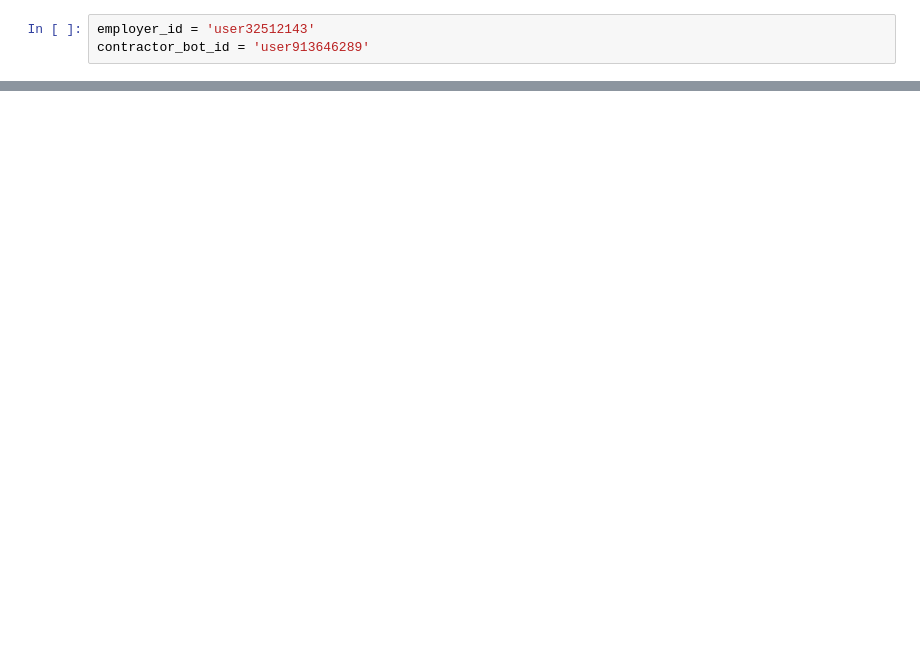
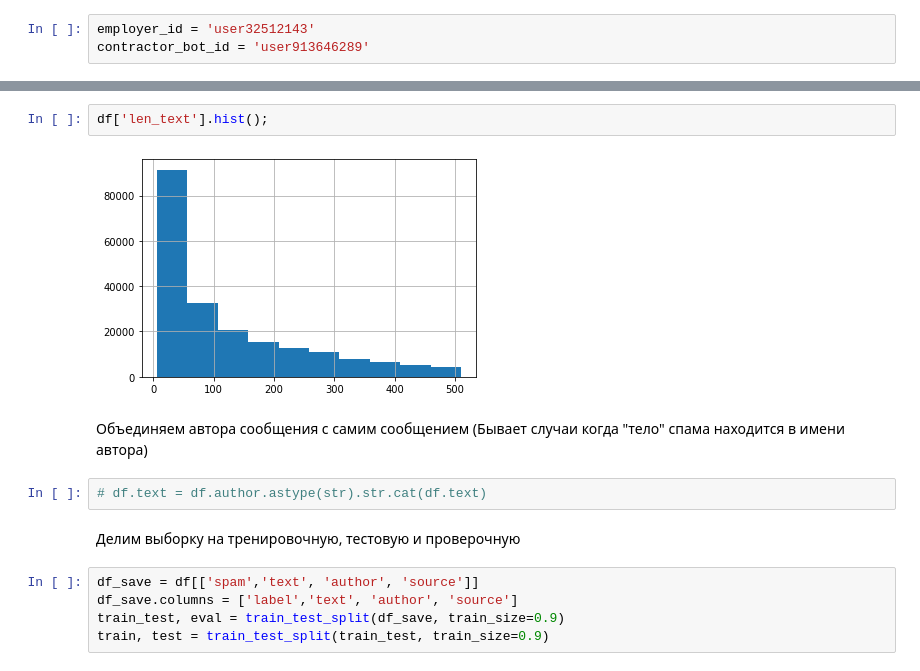
Before and after one commit to FomenkoKS/ml-spam-classifier, a Jupyter notebook: research.ipynb, the cells around one changed output, grey strips where cells are left out. Saved outputs shown, nothing was run; the diff lists cells and outputs as text; blank space fills up the shorter version.

```diff
--- a/research.ipynb
+++ b/research.ipynb
@@ -701,0 +219,15 @@ Saving model to ./model_save/
+# %%
+df['len_text'].hist();
+# %% [output]
+[figure, added]
+# %% [markdown]
+Объединяем автора сообщения с самим сообщением (Бывает случаи когда "тело" спама находится в имени автора)
+# %%
+# df.text = df.author.astype(str).str.cat(df.text)
+# %% [markdown]
+Делим выборку на тренировочную, тестовую и проверочную
+# %%
+df_save = df[['spam','text', 'author', 'source']]
+df_save.columns = ['label','text', 'author', 'source']
+train_test, eval = train_test_split(df_save, train_size=0.9)
+train, test = train_test_split(train_test, train_size=0.9)
```
Also changed, not shown: parts of 101 cells of this notebook, 4 other files.
